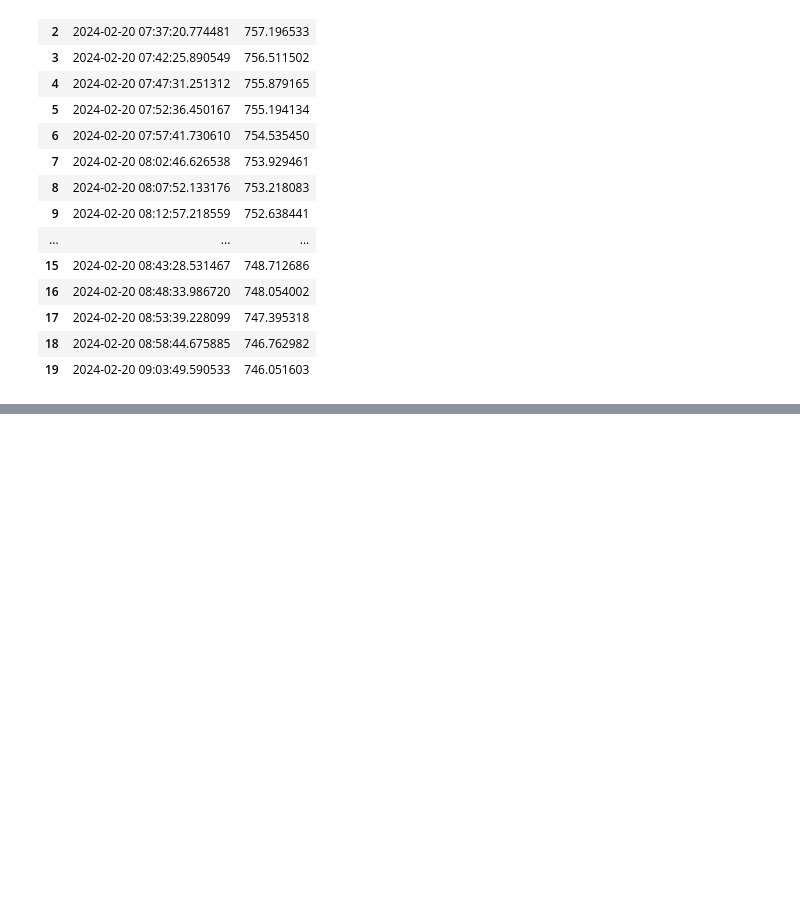
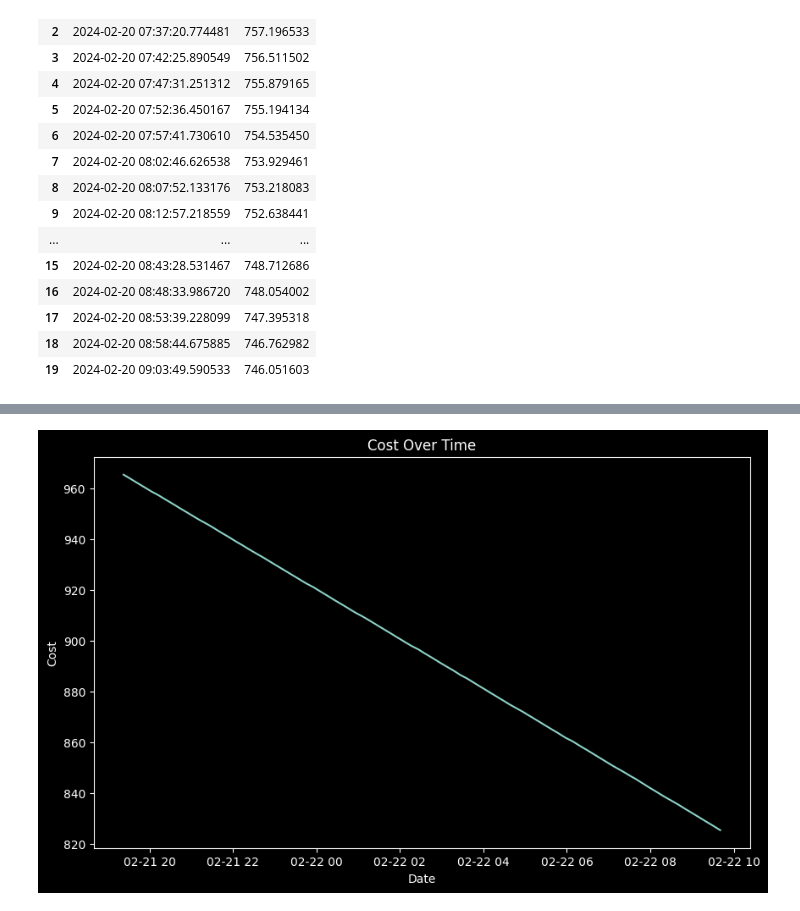
Before and after one commit to LVH-Tony/subnet_cost, a Jupyter notebook: subnet_cost_forecast.ipynb, the cells around one changed output, grey strips where cells are left out. Saved outputs shown, nothing was run; the diff lists cells and outputs as text; code cells hidden in the pictures; blank space fills up the shorter version.

```diff
--- a/subnet_cost_forecast.ipynb
+++ b/subnet_cost_forecast.ipynb
@@ -72,3 +83,15 @@ plt.show()
+# %%
+# visual timeplot
+import matplotlib.pyplot as plt
+
+plt.figure(figsize=(10, 6))
+plt.plot(data2['datetime'], data2['cost'])
+plt.xlabel('Date')
+plt.ylabel('Cost')
+plt.title('Cost Over Time')
+plt.show()
+# %% [output]
+[figure, added]
 # %%
 from sklearn.linear_model import LinearRegression
 import numpy as np
```
Also changed, not shown: parts of 5 cells of this notebook, 2 other files.
